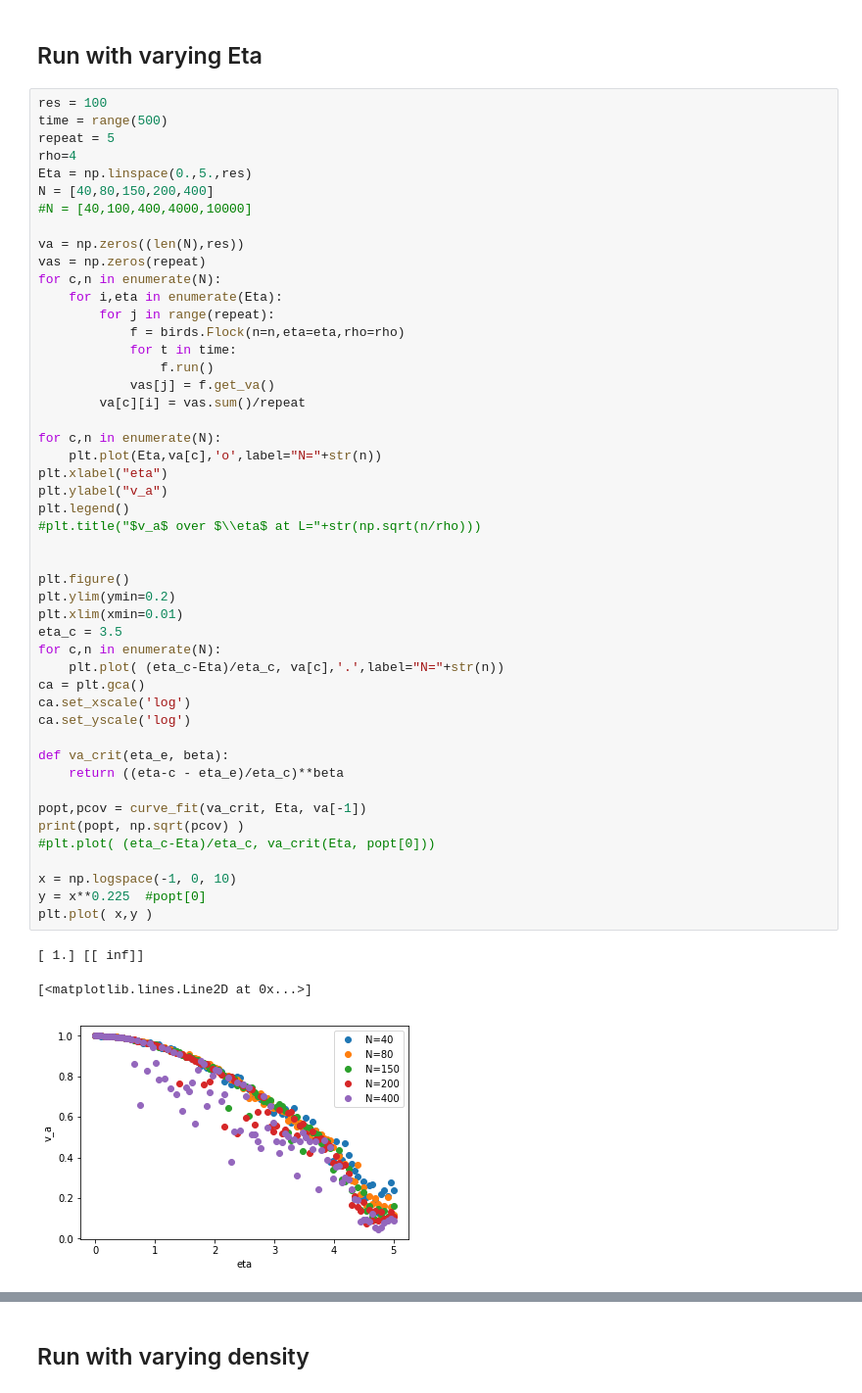
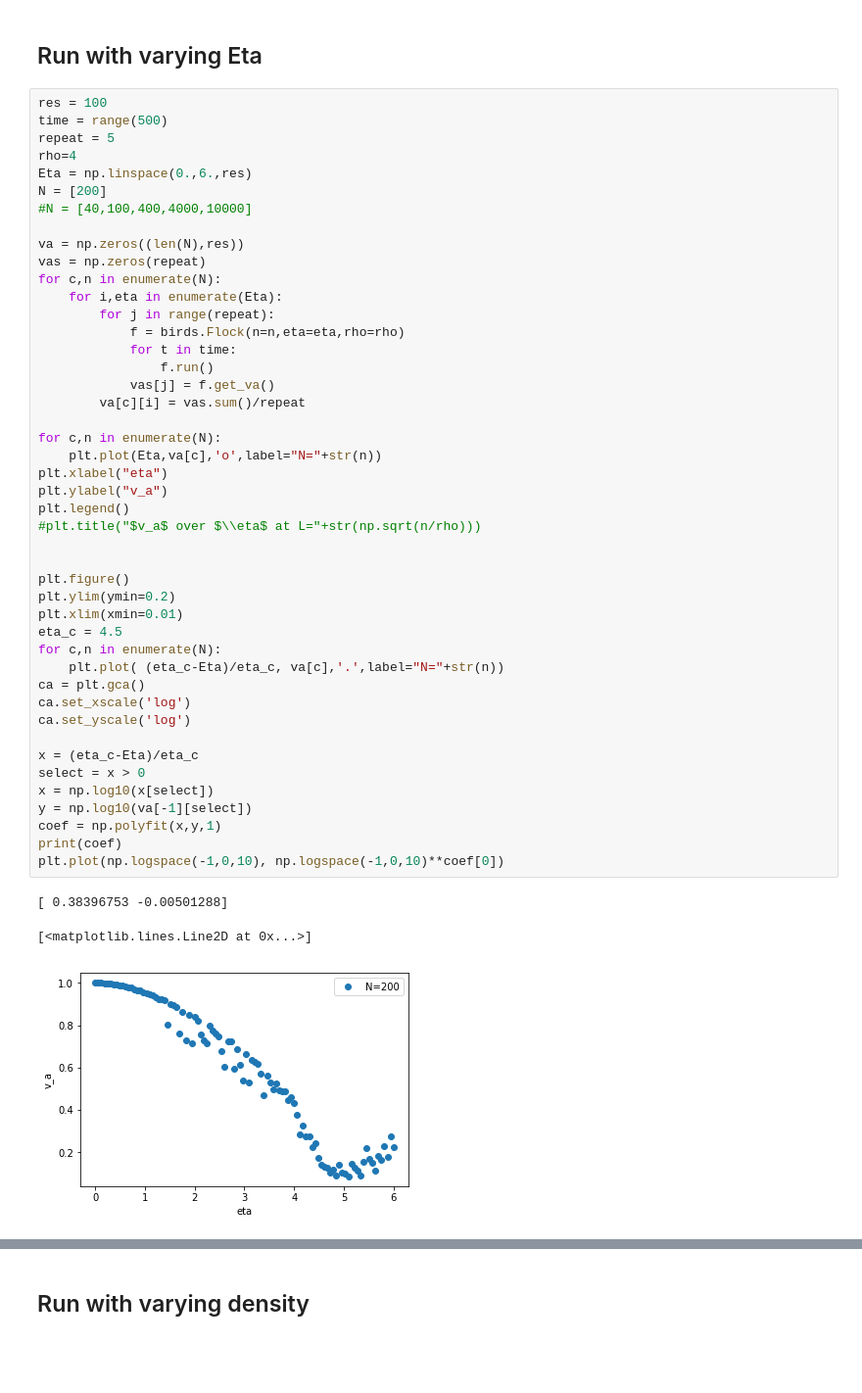
Before and after one commit to mismosmi/idea2birds, a Jupyter notebook: src/evaluate.ipynb, the cells around one changed output, grey strips where cells are left out. Shown at 98% size. Saved outputs shown, nothing was run; the diff lists cells and outputs as text; blank space fills up the shorter version.

```diff
--- a/src/evaluate.ipynb
+++ b/src/evaluate.ipynb
@@ -43,50 +43,47 @@ res = 100
 time = range(500)
 repeat = 5
 rho=4
-Eta = np.linspace(0.,5.,res)
-N = [40,80,150,200,400]
+Eta = np.linspace(0.,6.,res)
+N = [200]
 #N = [40,100,400,4000,10000]
 
 va = np.zeros((len(N),res))
 vas = np.zeros(repeat)
 for c,n in enumerate(N):
     for i,eta in enumerate(Eta):
         for j in range(repeat):
             f = birds.Flock(n=n,eta=eta,rho=rho)
             for t in time:
                 f.run()
             vas[j] = f.get_va()
         va[c][i] = vas.sum()/repeat
 
 for c,n in enumerate(N):
     plt.plot(Eta,va[c],'o',label="N="+str(n))
 plt.xlabel("eta")
 plt.ylabel("v_a")
 plt.legend()
 #plt.title("$v_a$ over $\\eta$ at L="+str(np.sqrt(n/rho)))
 
 
 plt.figure()
 plt.ylim(ymin=0.2)
 plt.xlim(xmin=0.01)
-eta_c = 3.5
+eta_c = 4.5
 for c,n in enumerate(N):
     plt.plot( (eta_c-Eta)/eta_c, va[c],'.',label="N="+str(n))
 ca = plt.gca()
 ca.set_xscale('log')
 ca.set_yscale('log')
 
-def va_crit(eta_e, beta):
-    return ((eta-c - eta_e)/eta_c)**beta
-
-popt,pcov = curve_fit(va_crit, Eta, va[-1])
-print(popt, np.sqrt(pcov) )
-#plt.plot( (eta_c-Eta)/eta_c, va_crit(Eta, popt[0]))
-
-x = np.logspace(-1, 0, 10)
-y = x**0.225  #popt[0]
-plt.plot( x,y )
+x = (eta_c-Eta)/eta_c
+select = x > 0
+x = np.log10(x[select])
+y = np.log10(va[-1][select])
+coef = np.polyfit(x,y,1)
+print(coef)
+plt.plot(np.logspace(-1,0,10), np.logspace(-1,0,10)**coef[0])
 # %% [output]
-[ 1.] [[ inf]]
+[ 0.38396753 -0.00501288]
 [<matplotlib.lines.Line2D at 0x...>]
-[figure, old version]
+[figure, new version]
```
Also changed, not shown: parts of 1 cell of this notebook.
